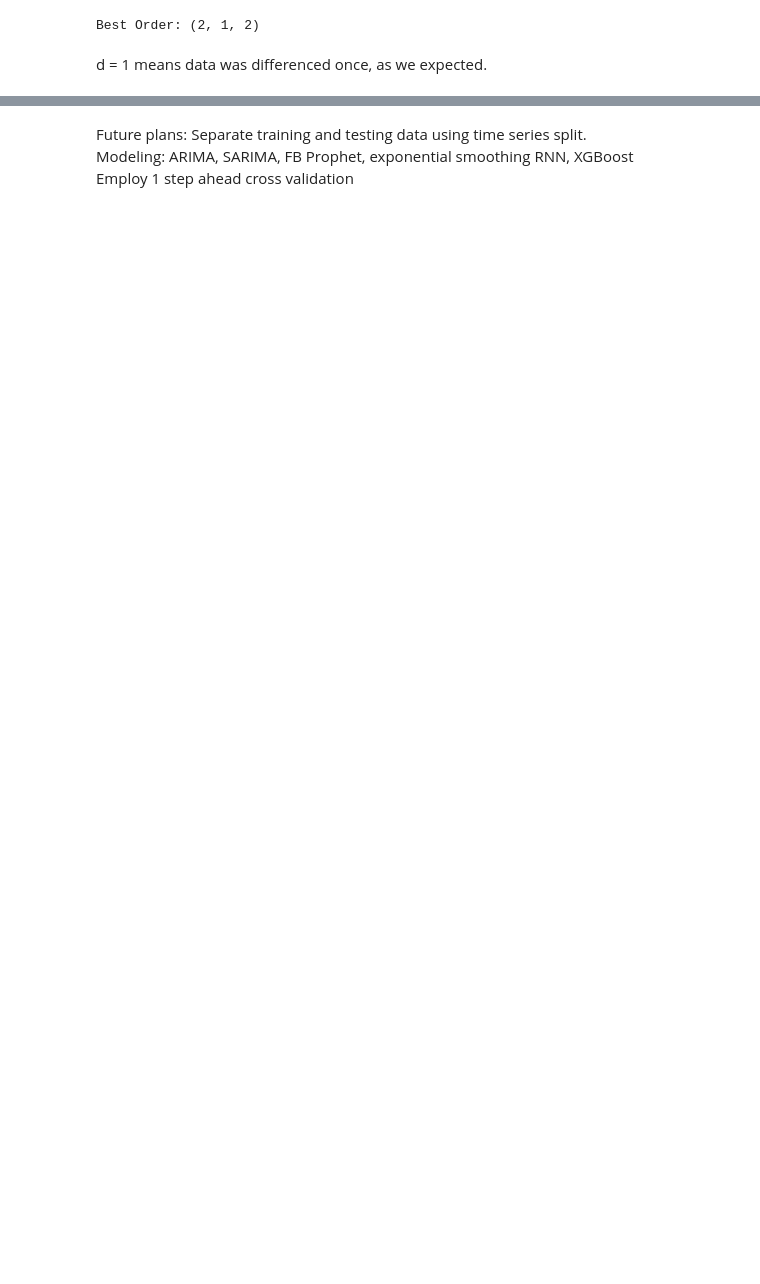
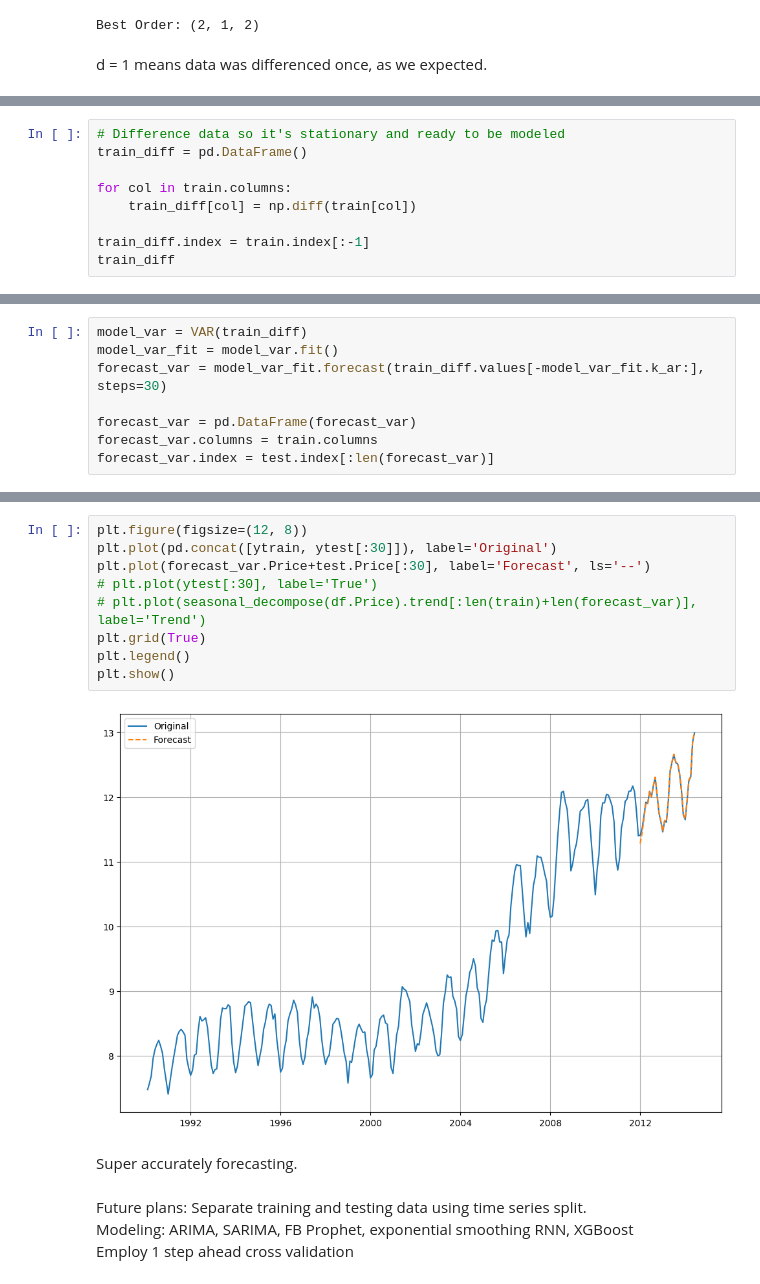
Before and after one commit to bktakacs/springboard_dsc_capstone3, a Jupyter notebook: pp-model.ipynb, the cells around one changed output, grey strips where cells are left out. Drawn from its saved outputs; the diff is of its cells as text; blank space fills up the shorter version.

```diff
--- a/pp-model.ipynb
+++ b/pp-model.ipynb
@@ -207,0 +239,9 @@ This model underestimates trend of eneergy prices.
+# %%
+# Difference data so it's stationary and ready to be modeled
+train_diff = pd.DataFrame()
+
+for col in train.columns:
+    train_diff[col] = np.diff(train[col])
+
+train_diff.index = train.index[:-1]
+train_diff
@@ -207,0 +263,8 @@ This model underestimates trend of eneergy prices.
+# %%
+model_var = VAR(train_diff)
+model_var_fit = model_var.fit()
+forecast_var = model_var_fit.forecast(train_diff.values[-model_var_fit.k_ar:], steps=30)
+
+forecast_var = pd.DataFrame(forecast_var)
+forecast_var.columns = train.columns
+forecast_var.index = test.index[:len(forecast_var)]
@@ -208,3 +290,16 @@ This model underestimates trend of eneergy prices.
+# %%
+plt.figure(figsize=(12, 8))
+plt.plot(pd.concat([ytrain, ytest[:30]]), label='Original')
+plt.plot(forecast_var.Price+test.Price[:30], label='Forecast', ls='--')
+# plt.plot(ytest[:30], label='True')
+# plt.plot(seasonal_decompose(df.Price).trend[:len(train)+len(forecast_var)], label='Trend')
+plt.grid(True)
+plt.legend()
+plt.show()
+# %% [output]
+[figure, added]
+# %% [markdown]
+Super accurately forecasting.
 # %% [markdown]
 Future plans: Separate training and testing data using time series split.\
 Modeling: ARIMA, SARIMA, FB Prophet, exponential smoothing
```
Also changed, not shown: parts of 9 cells of this notebook.
